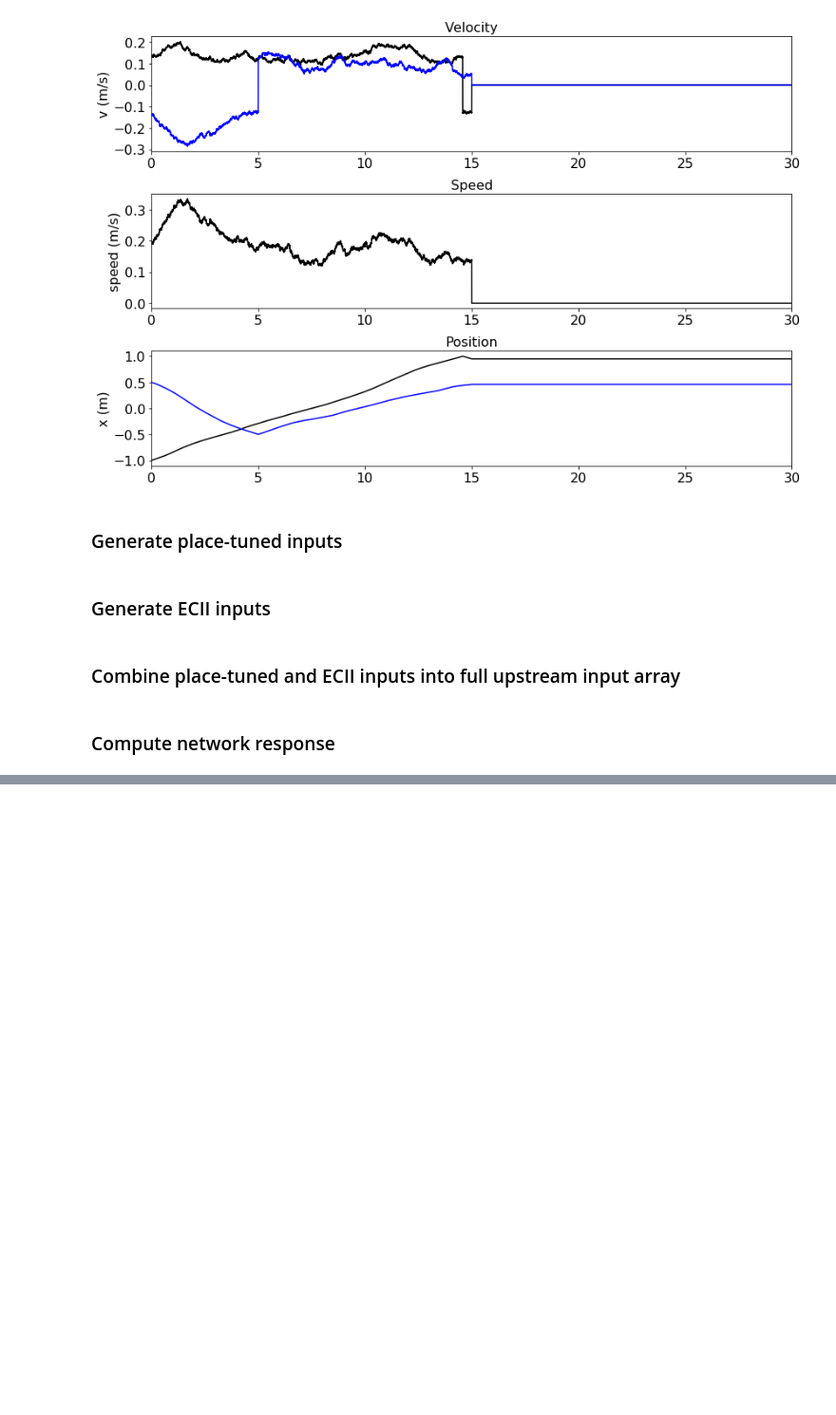
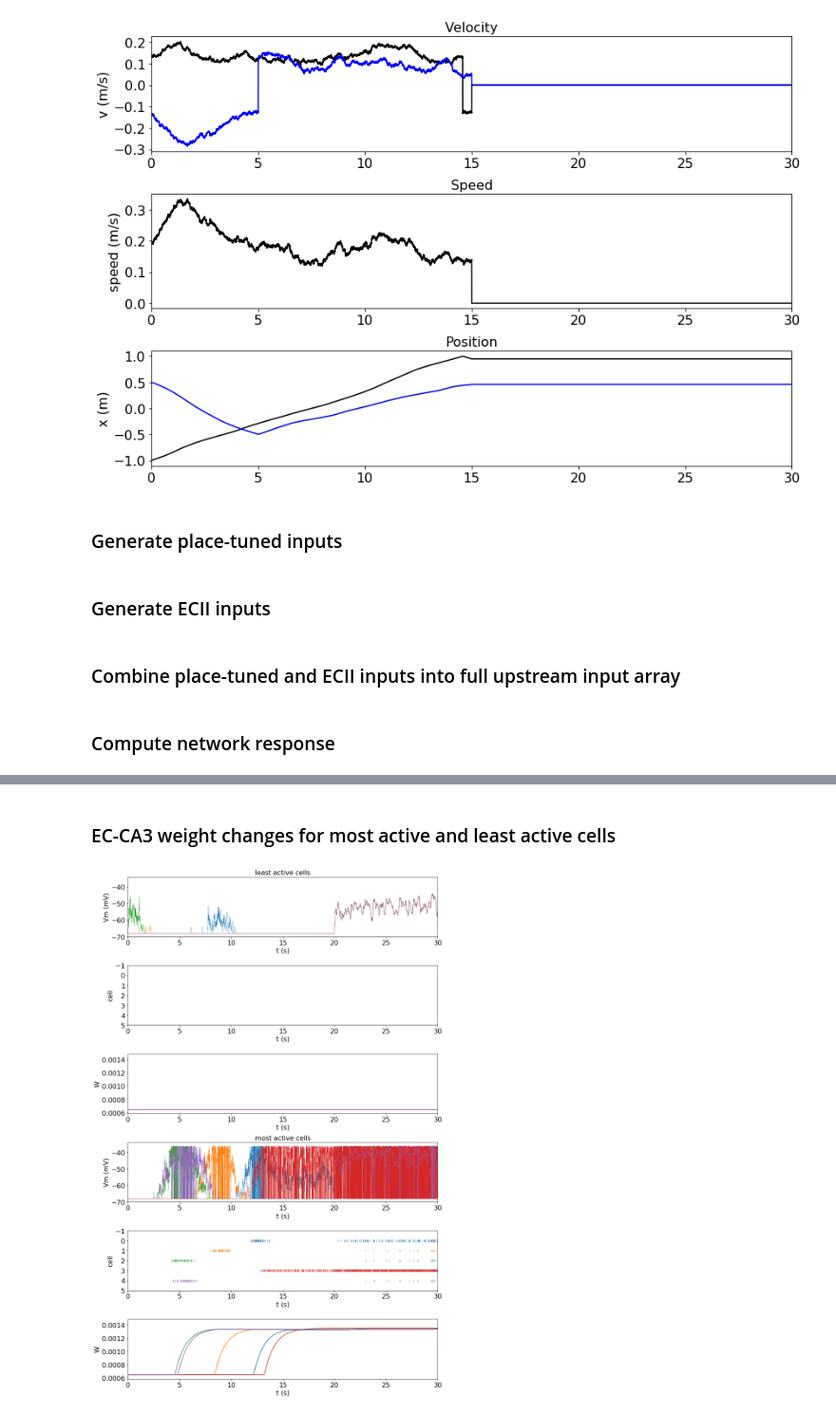
Before and after one commit to rkp8000/network_replay, a Jupyter notebook: 2_basic_plasticity.ipynb, the cells around one changed output, grey strips where cells are left out. Shown at 95% size. Cells and saved outputs as stored; diff of their text form; code cells hidden in the pictures; blank space fills up the shorter version.

```diff
--- a/2_basic_plasticity.ipynb
+++ b/2_basic_plasticity.ipynb
@@ -280,0 +283,66 @@ for ax in axs:
+# %% [markdown]
+### EC-CA3 weight changes for most active and least active cells
+# %%
+# find least and most active cells during running period
+n_plot = 5
+
+spk_cts_run = resp.spks[ts < DUR_RUN].sum(axis=0)
+order = np.argsort(spk_cts_run)
+
+least = order[:n_plot]
+most = order[-n_plot:]
+
+# get voltages, spikes, and EC-CA3 weights
+vs_least = resp.vs[:, least]
+vs_most = resp.vs[:, most]
+
+spks_least = resp.spks[:, least]
+spks_most = resp.spks[:, most]
+
+ws_plastic_least = resp.ws_plastic['NMDA'][:, least]
+ws_plastic_most = resp.ws_plastic['NMDA'][:, most]
+
+
+# plot vs, spks, and ws_plastic for least and most active cell sets
+fig, axs = plt.subplots(6, 1, figsize=(12, 18), tight_layout=True)
+
+for ax_offset, title, vs, spks, ws_plastic in zip(
+        [0, 3], ['least active cells', 'most active cells'],
+        [vs_least, vs_most], [spks_least, spks_most],
+        [ws_plastic_least, ws_plastic_most]):
+
+    ax_vs = axs[ax_offset]
+    ax_spks = axs[ax_offset+1]
+    ax_ws = axs[ax_offset+2]
+
+    # plot vs
+    ax_vs.plot(ts, 1000*vs, lw=0.5)
+
+    ax_vs.set_xlim(ts[0], ts[-1])
+    ax_vs.set_ylim(-70, -34)
+    ax_vs.set_xlabel('t (s)')
+    ax_vs.set_ylabel('Vm (mV)')
+    ax_vs.set_title(title)
+
+    # plot spks
+    for cell_ctr, spks_ in enumerate(spks.T):
+        spk_ts = spks_.nonzero()[0] * P.DT
+        ax_spks.scatter(spk_ts, cell_ctr*np.ones(spk_ts.shape), marker='|', lw=0.7)
+
+    ax_spks.set_xlim(ts[0], ts[-1])
+    ax_spks.set_ylim(n_plot, -1)
+    ax_spks.set_xlabel('t (s)')
+    ax_spks.set_ylabel('cell')
+
+    # plot ws_plastic
+    ax_ws.plot(ts, ws_plastic)
+
+    ax_ws.set_xlim(ts[0], ts[-1])
+    ax_ws.set_ylim(0.9*P.W_N_EC_CA3_I, 1.1*P.W_N_EC_CA3_F)
+    ax_ws.set_xlabel('t (s)')
+    ax_ws.set_ylabel('W')
+
+for ax in axs:
+    plot.set_font_size(ax, 16)
+# %% [output]
+[figure, added]
```
Also changed, not shown: parts of 4 cells of this notebook.
